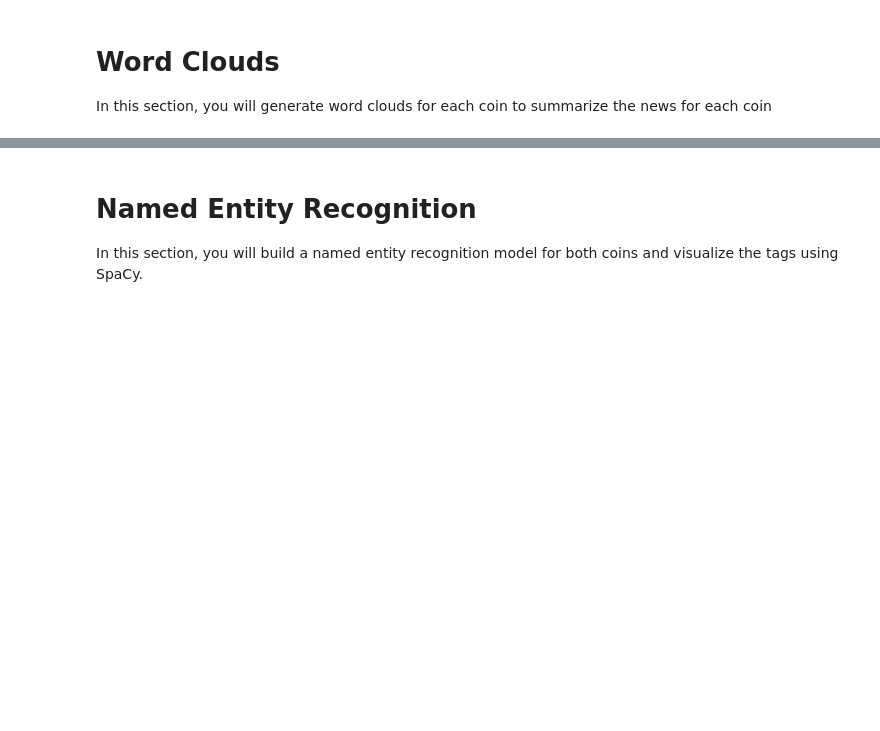
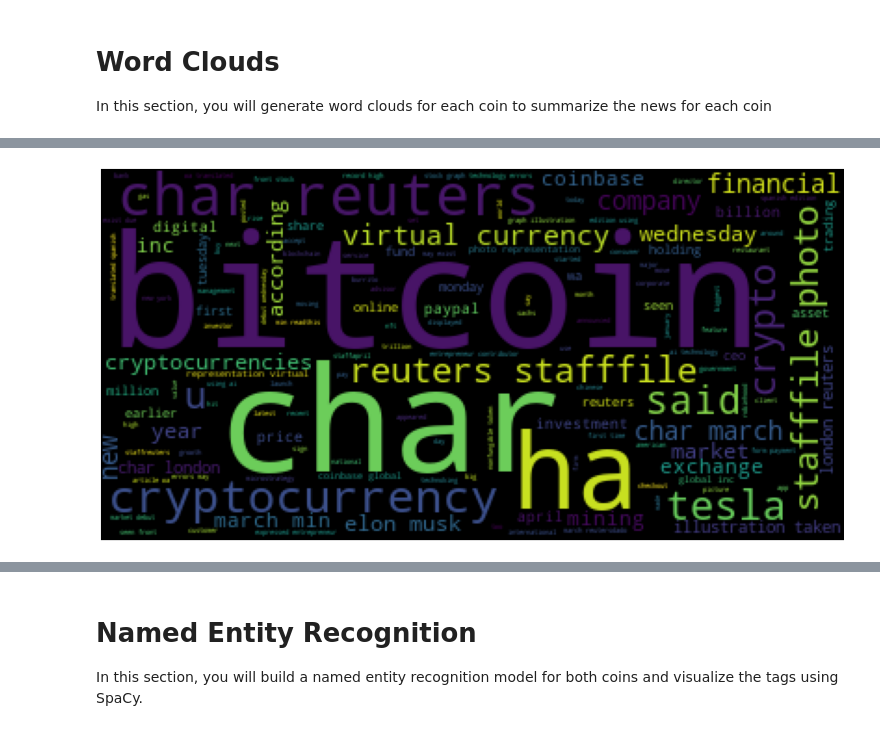
Before and after one commit to glensven/Fintech, a Jupyter notebook: HW-12-NLP/Instructions/Starter_Code/crypto_sentiment.ipynb, the cells around one changed output, grey strips where cells are left out. Saved outputs shown, nothing was run; the diff lists cells and outputs as text; code cells hidden in the pictures; blank space fills up the shorter version.

```diff
--- a/HW-12-NLP/Instructions/Starter_Code/crypto_sentiment.ipynb
+++ b/HW-12-NLP/Instructions/Starter_Code/crypto_sentiment.ipynb
@@ -161 +275,4 @@ from collections import Counter
 from nltk import ngrams
+# %%
+flatten_bit_list = [item for subl in bitcoin_tokens for item in subl]
+flatten_bit_list
@@ -161,0 +297,3 @@ from nltk import ngrams
+# %%
+full_btc_str = ' '.join([str(elem) for elem in flatten_bit_list])
+full_btc_str
@@ -262,0 +346,8 @@ mpl.rcParams['figure.figsize'] = [20.0, 10.0]
+# %%
+# Generate the Bitcoin word cloud
+wc = WordCloud()
+img = wc.generate(full_btc_str)
+plt.axis("off")
+plt.imshow(img);
+# %% [output]
+[figure, added]
```
Also changed, not shown: parts of 40 cells of this notebook.
